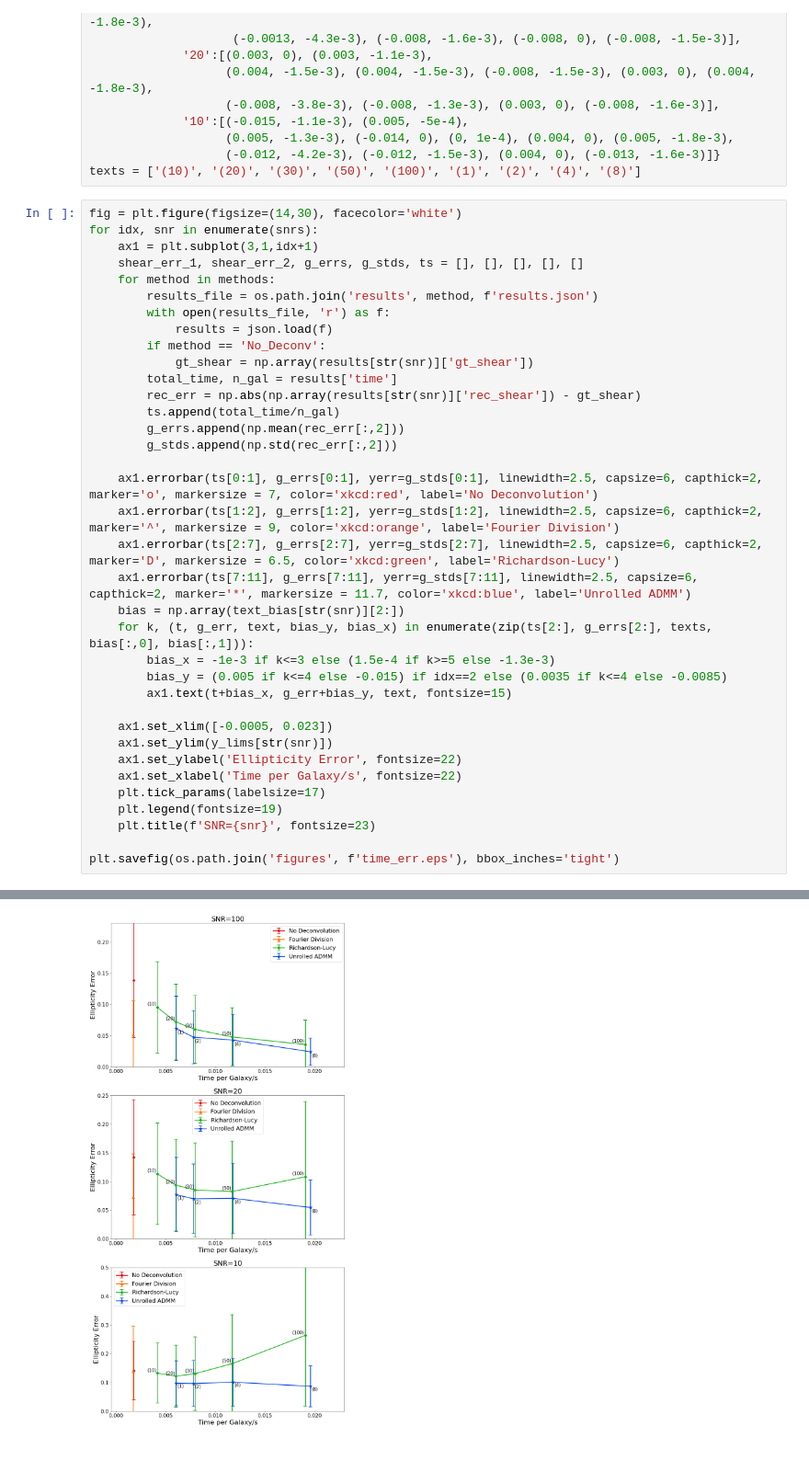
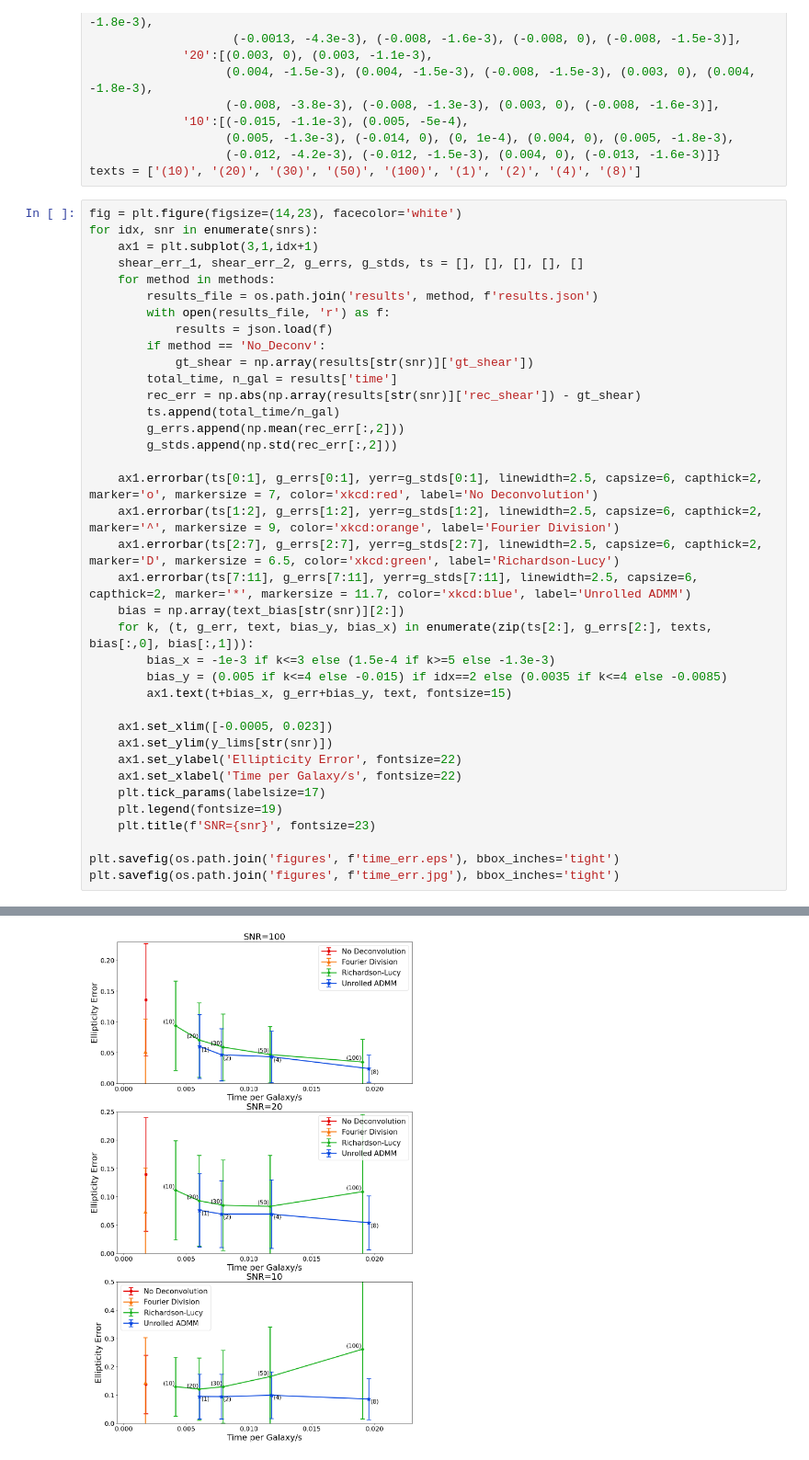
Before and after one commit to Lukeli0425/Galaxy-Deconv, a Jupyter notebook: error_time.ipynb, the cells around one changed output, grey strips where cells are left out. Shown at 92% size. Saved outputs shown, nothing was run; the diff lists cells and outputs as text.

```diff
--- a/error_time.ipynb
+++ b/error_time.ipynb
@@ -24,7 +24,7 @@ text_bias = {'100':[(0.0035, -1.1e-3), (-0.0085, -5e-4),
                    (-0.012, -4.2e-3), (-0.012, -1.5e-3), (0.004, 0), (-0.013, -1.6e-3)]}
 texts = ['(10)', '(20)', '(30)', '(50)', '(100)', '(1)', '(2)', '(4)', '(8)']
 # %%
-fig = plt.figure(figsize=(14,30), facecolor='white')
+fig = plt.figure(figsize=(14,23), facecolor='white')
 for idx, snr in enumerate(snrs):
     ax1 = plt.subplot(3,1,idx+1)
     shear_err_1, shear_err_2, g_errs, g_stds, ts = [], [], [], [], []
@@ -34,34 +34,35 @@ for idx, snr in enumerate(snrs):
             results = json.load(f)
         if method == 'No_Deconv':
             gt_shear = np.array(results[str(snr)]['gt_shear'])
         total_time, n_gal = results['time']
         rec_err = np.abs(np.array(results[str(snr)]['rec_shear']) - gt_shear)
         ts.append(total_time/n_gal)
         g_errs.append(np.mean(rec_err[:,2]))
         g_stds.append(np.std(rec_err[:,2]))
 
     ax1.errorbar(ts[0:1], g_errs[0:1], yerr=g_stds[0:1], linewidth=2.5, capsize=6, capthick=2, marker='o', markersize = 7, color='xkcd:red', label='No Deconvolution')
     ax1.errorbar(ts[1:2], g_errs[1:2], yerr=g_stds[1:2], linewidth=2.5, capsize=6, capthick=2, marker='^', markersize = 9, color='xkcd:orange', label='Fourier Division')
     ax1.errorbar(ts[2:7], g_errs[2:7], yerr=g_stds[2:7], linewidth=2.5, capsize=6, capthick=2, marker='D', markersize = 6.5, color='xkcd:green', label='Richardson-Lucy')
     ax1.errorbar(ts[7:11], g_errs[7:11], yerr=g_stds[7:11], linewidth=2.5, capsize=6, capthick=2, marker='*', markersize = 11.7, color='xkcd:blue', label='Unrolled ADMM')
     bias = np.array(text_bias[str(snr)][2:])
     for k, (t, g_err, text, bias_y, bias_x) in enumerate(zip(ts[2:], g_errs[2:], texts, bias[:,0], bias[:,1])):
         bias_x = -1e-3 if k<=3 else (1.5e-4 if k>=5 else -1.3e-3)
         bias_y = (0.005 if k<=4 else -0.015) if idx==2 else (0.0035 if k<=4 else -0.0085)
         ax1.text(t+bias_x, g_err+bias_y, text, fontsize=15)
 
     ax1.set_xlim([-0.0005, 0.023])
     ax1.set_ylim(y_lims[str(snr)])
     ax1.set_ylabel('Ellipticity Error', fontsize=22)
     ax1.set_xlabel('Time per Galaxy/s', fontsize=22)
     plt.tick_params(labelsize=17)
     plt.legend(fontsize=19)
     plt.title(f'SNR={snr}', fontsize=23)
 
 plt.savefig(os.path.join('figures', f'time_err.eps'), bbox_inches='tight')
+plt.savefig(os.path.join('figures', f'time_err.jpg'), bbox_inches='tight')
 # %% [output]
 The PostScript backend does not support transparency; partially transparent artists will be rendered opaque.
-[figure, old version]
+[figure, new version]
 # %%
 snr = 100
 
```
Also changed, not shown: parts of 3 cells of this notebook, 10 other files.
